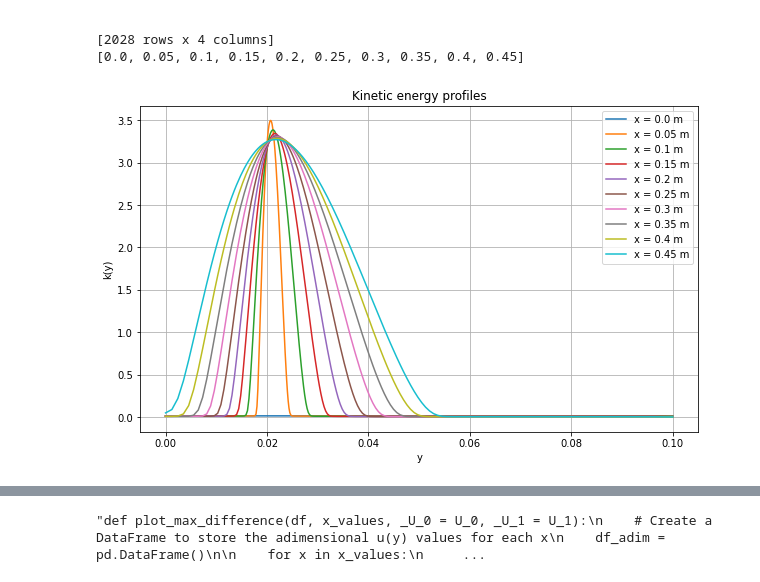
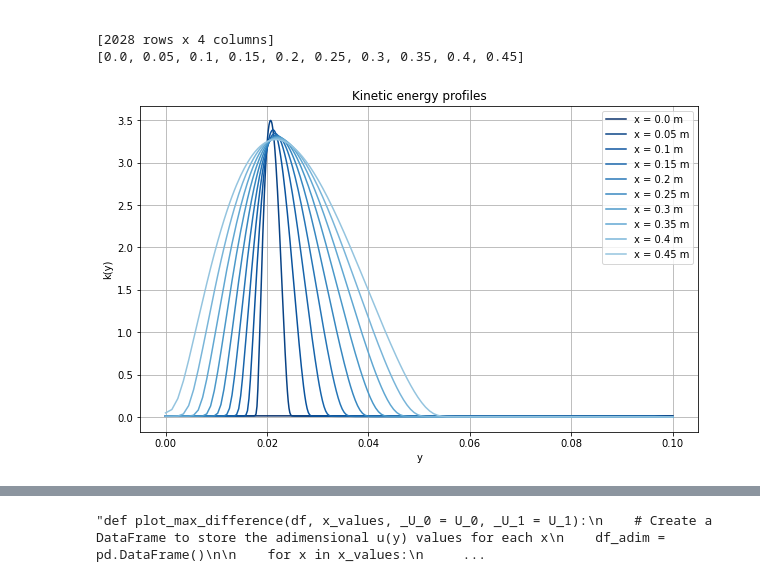
Before and after one commit to mboissiere/turbulence, a Jupyter notebook: main.ipynb, the cells around one changed output, grey strips where cells are left out. Saved outputs shown, nothing was run; the diff lists cells and outputs as text; code cells hidden in the pictures.

```diff
--- a/main.ipynb
+++ b/main.ipynb
@@ -298,22 +296,28 @@ print(x_values)
 # %%
 def plot_all_kinetic_energy(df, x_values):
     plt.figure(figsize=(10, 6))
 
-    for x in x_values:
+    # Create a reversed colormap
+    color_map = cm.get_cmap('Blues_r')
+
+    # Normalize x_values to [0, 0.6] for the colormap
+    x_values_norm = [0 + 0.6 * (x / max(x_values)) for x in x_values]
+
+    for x, x_norm in zip(x_values, x_values_norm):
         df_x = df[df['x'] == x].copy()
 
         # Plot k(y) vs y with a label
-        plt.plot(df_x['y'], df_x['k(y)'], label=f'x = {x} m')
+        plt.plot(df_x['y'], df_x['k(y)'], label=f'x = {x} m', color=color_map(x_norm))
 
     plt.xlabel('y')
     plt.ylabel('k(y)')
     plt.title('Kinetic energy profiles')
     plt.legend()
     plt.grid(True)
     plt.show()
 
 # Test the function
 x_values_coeur = [x for x in x_values if x < 0.462163]
 plot_all_kinetic_energy(data, x_values_coeur)
 # %% [output]
-[figure, old version]
+[figure, new version]
```
Also changed, not shown: parts of 3 cells of this notebook.
